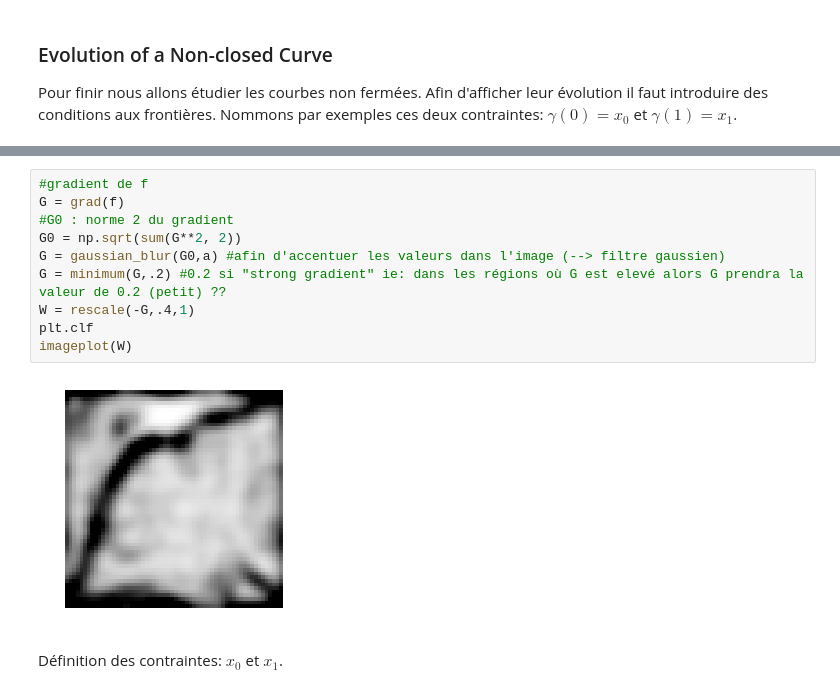
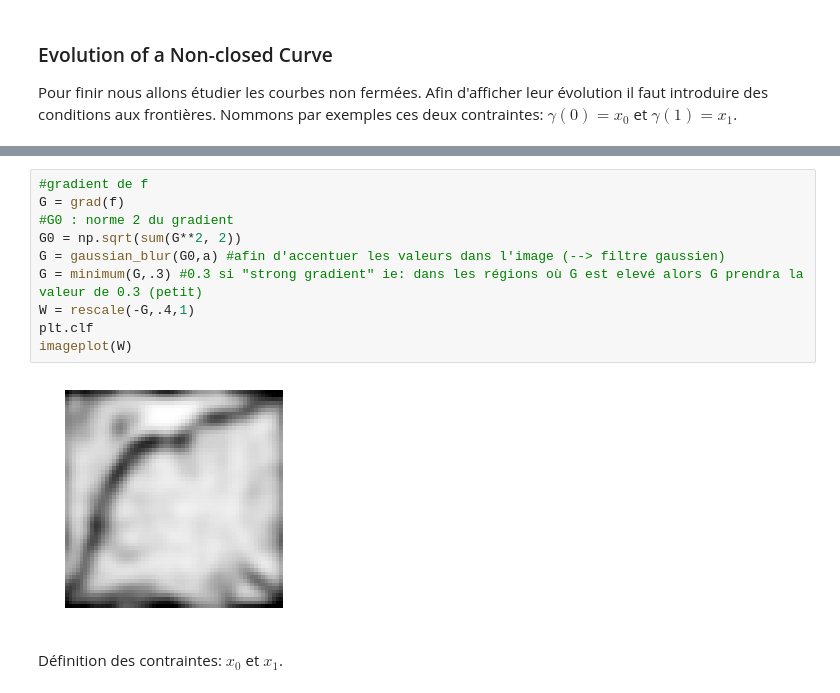
Before and after one commit to MargotSirdey/Mini_Projet_Active_Contours, a Jupyter notebook: machine_learning_parametric.ipynb, the cells around one changed output, grey strips where cells are left out. Saved outputs shown, nothing was run; the diff lists cells and outputs as text.

```diff
--- a/machine_learning_parametric.ipynb
+++ b/machine_learning_parametric.ipynb
@@ -361,15 +415,15 @@ imageplot(f)
 # %%
 #gradient de f
 G = grad(f)
 #G0 : norme 2 du gradient
 G0 = np.sqrt(sum(G**2, 2))
 G = gaussian_blur(G0,a) #afin d'accentuer les valeurs dans l'image (--> filtre gaussien)
-G = minimum(G,.2) #0.2 si "strong gradient" ie: dans les régions où G est elevé alors G prendra la valeur de 0.2 (petit) ??
+G = minimum(G,.3) #0.3 si "strong gradient" ie: dans les régions où G est elevé alors G prendra la valeur de 0.3 (petit)
 W = rescale(-G,.4,1)
 plt.clf
 imageplot(W)
 # %% [output]
-[figure, old version]
+[figure, new version]
 # %% [markdown]
 Définition des contraintes: $x_0$ et $x_1$.
 # %%
```
Also changed, not shown: parts of 46 cells of this notebook, 1 other file.
